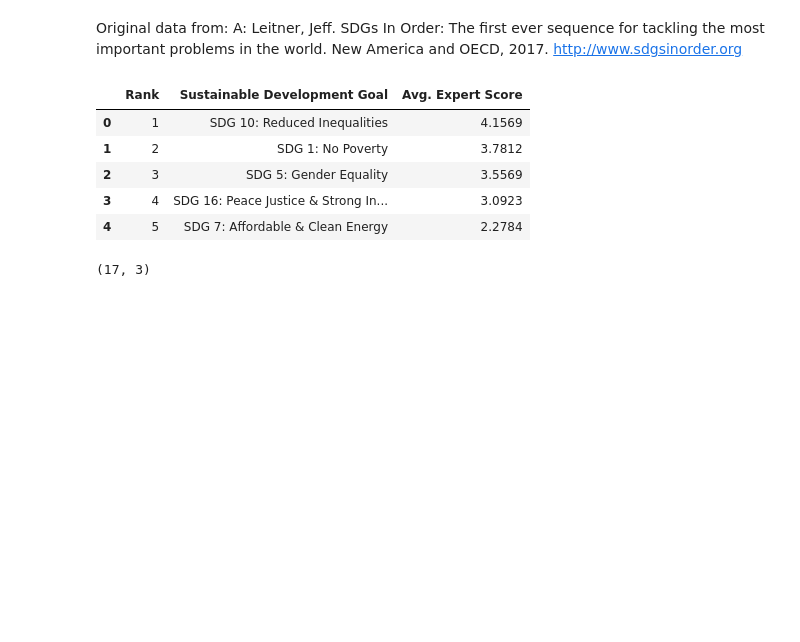
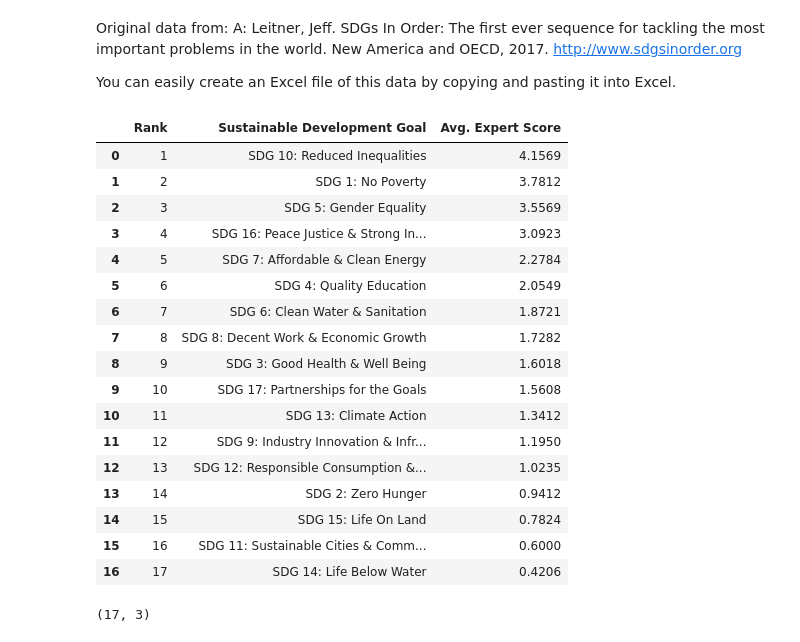
Before and after one commit to SamNattress/analysing-sdgs-in-order-scores, a Jupyter notebook: SDG data.ipynb, the cells around one changed output. Saved outputs shown, nothing was run; the diff lists cells and outputs as text; code cells hidden in the pictures; blank space fills up the shorter version.

```diff
--- a/SDG data.ipynb
+++ b/SDG data.ipynb
@@ -8,18 +7,33 @@ import seaborn as sns
 # %% [markdown]
 Original data from:
 A: Leitner, Jeff. SDGs In Order: The first ever sequence for tackling the most important problems in the world. New America and OECD, 2017. http://www.sdgsinorder.org
+
+You can easily create an Excel file of this data by copying and pasting it into Excel.
 # %%
 # Import data
 df_sdgs_ranked = pd.read_excel('sdgs_ranked_data.xlsx')
 # %%
-df_sdgs_ranked.head()
+# Show the data for reference
+df_sdgs_ranked
 # %% [output]
 |  | Rank | Sustainable Development Goal | Avg. Expert Score |
 | 0 | 1 | SDG 10: Reduced Inequalities | 4.1569 |
 | 1 | 2 | SDG 1: No Poverty | 3.7812 |
 | 2 | 3 | SDG 5: Gender Equality | 3.5569 |
 | 3 | 4 | SDG 16: Peace Justice & Strong In... | 3.0923 |
 | 4 | 5 | SDG 7: Affordable & Clean Energy | 2.2784 |
+| 5 | 6 | SDG 4: Quality Education | 2.0549 |
+| 6 | 7 | SDG 6: Clean Water & Sanitation | 1.8721 |
+| 7 | 8 | SDG 8: Decent Work & Economic Growth | 1.7282 |
+| 8 | 9 | SDG 3: Good Health & Well Being | 1.6018 |
+| 9 | 10 | SDG 17: Partnerships for the Goals | 1.5608 |
+| 10 | 11 | SDG 13: Climate Action | 1.3412 |
+| 11 | 12 | SDG 9: Industry Innovation & Infr... | 1.1950 |
+| 12 | 13 | SDG 12: Responsible Consumption &... | 1.0235 |
+| 13 | 14 | SDG 2: Zero Hunger | 0.9412 |
+| 14 | 15 | SDG 15: Life On Land | 0.7824 |
+| 15 | 16 | SDG 11: Sustainable Cities & Comm... | 0.6000 |
+| 16 | 17 | SDG 14: Life Below Water | 0.4206 |
 # %%
 # Check all 17 sdgs are present
 df_sdgs_ranked.shape
```
Also changed, not shown: parts of 13 cells of this notebook.
